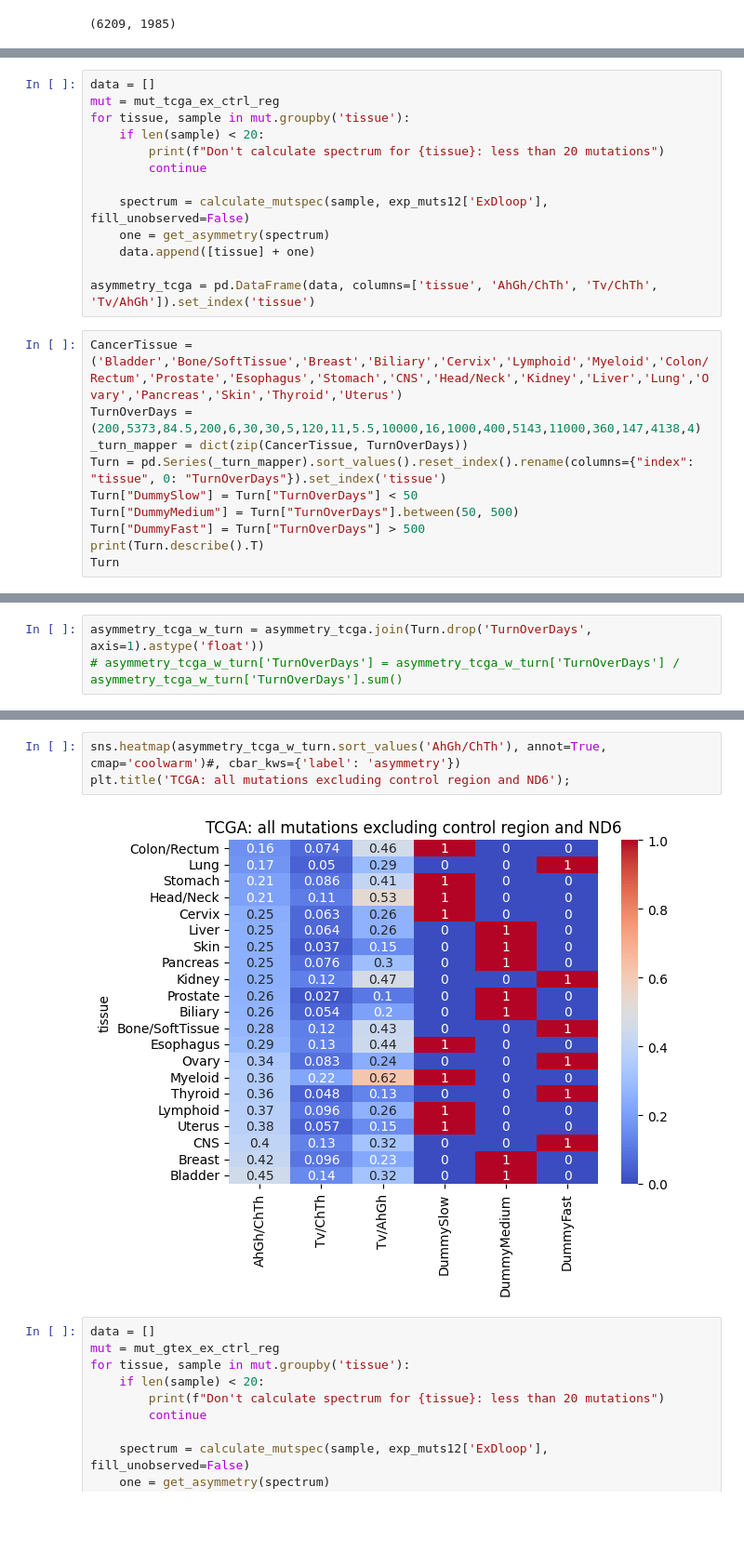
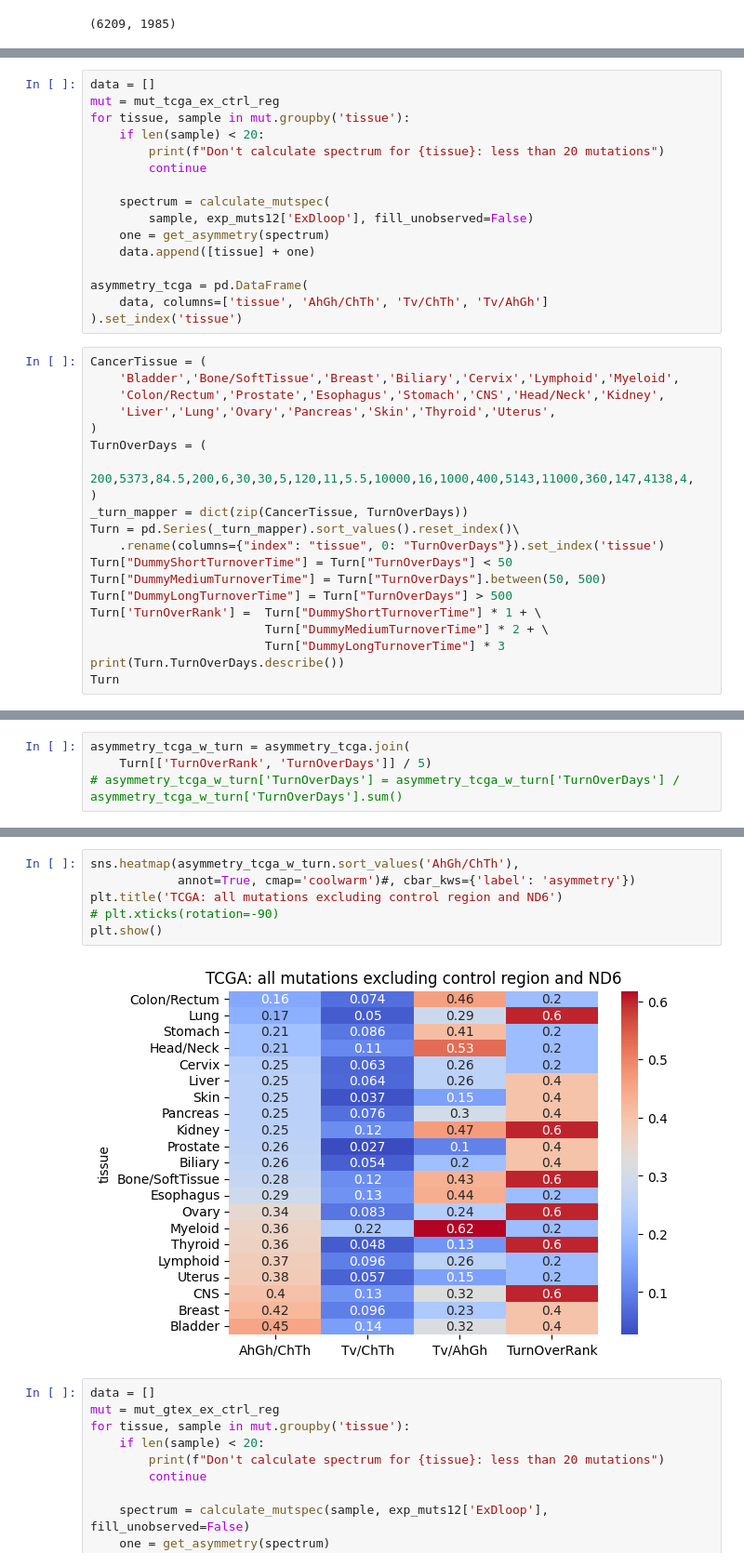
Before and after one commit to mitoclub/mtdnaMutSpecOfCancers, a Jupyter notebook: notebooks/new_hypo.ipynb, the cells around one changed output, grey strips where cells are left out. Shown at 93% size. Cells and saved outputs as stored; diff of their text form; blank space fills up the shorter version.

```diff
--- a/notebooks/new_hypo.ipynb
+++ b/notebooks/new_hypo.ipynb
@@ -186,19 +189,32 @@ for tissue, sample in mut.groupby('tissue'):
         print(f"Don't calculate spectrum for {tissue}: less than 20 mutations")
         continue
 
-    spectrum = calculate_mutspec(sample, exp_muts12['ExDloop'], fill_unobserved=False)
+    spectrum = calculate_mutspec(
+        sample, exp_muts12['ExDloop'], fill_unobserved=False)
     one = get_asymmetry(spectrum)
     data.append([tissue] + one)
 
-asymmetry_tcga = pd.DataFrame(data, columns=['tissue', 'AhGh/ChTh', 'Tv/ChTh', 'Tv/AhGh']).set_index('tissue')
+asymmetry_tcga = pd.DataFrame(
+    data, columns=['tissue', 'AhGh/ChTh', 'Tv/ChTh', 'Tv/AhGh']
+).set_index('tissue')
 # %%
-CancerTissue = ('Bladder','Bone/SoftTissue','Breast','Biliary','Cervix','Lymphoid','Myeloid','Colon/Rectum','Prostate','Esophagus','Stomach','CNS','Head/Neck','Kidney','Liver','Lung','Ovary','Pancreas','Skin','Thyroid','Uterus')
-TurnOverDays = (200,5373,84.5,200,6,30,30,5,120,11,5.5,10000,16,1000,400,5143,11000,360,147,4138,4)
+CancerTissue = (
+    'Bladder','Bone/SoftTissue','Breast','Biliary','Cervix','Lymphoid','Myeloid',
+    'Colon/Rectum','Prostate','Esophagus','Stomach','CNS','Head/Neck','Kidney',
+    'Liver','Lung','Ovary','Pancreas','Skin','Thyroid','Uterus',
+)
+TurnOverDays = (
+    200,5373,84.5,200,6,30,30,5,120,11,5.5,10000,16,1000,400,5143,11000,360,147,4138,4,
+)
 _turn_mapper = dict(zip(CancerTissue, TurnOverDays))
-Turn = pd.Series(_turn_mapper).sort_values().reset_index().rename(columns={"index": "tissue", 0: "TurnOverDays"}).set_index('tissue')
-Turn["DummySlow"] = Turn["TurnOverDays"] < 50
-Turn["DummyMedium"] = Turn["TurnOverDays"].between(50, 500)
-Turn["DummyFast"] = Turn["TurnOverDays"] > 500
-print(Turn.describe().T)
+Turn = pd.Series(_turn_mapper).sort_values().reset_index()\
+    .rename(columns={"index": "tissue", 0: "TurnOverDays"}).set_index('tissue')
+Turn["DummyShortTurnoverTime"] = Turn["TurnOverDays"] < 50
+Turn["DummyMediumTurnoverTime"] = Turn["TurnOverDays"].between(50, 500)
+Turn["DummyLongTurnoverTime"] = Turn["TurnOverDays"] > 500
+Turn['TurnOverRank'] =  Turn["DummyShortTurnoverTime"] * 1 + \
+                        Turn["DummyMediumTurnoverTime"] * 2 + \
+                        Turn["DummyLongTurnoverTime"] * 3
+print(Turn.TurnOverDays.describe())
 Turn
 # %% [output]
@@ -225,3 +248,4 @@ TurnOverDays   21.0  1822.52381  3354.87855  4.0  16.0  147.0  1000.0  11000.0
 # %%
-asymmetry_tcga_w_turn = asymmetry_tcga.join(Turn.drop('TurnOverDays', axis=1).astype('float'))
+asymmetry_tcga_w_turn = asymmetry_tcga.join(
+    Turn[['TurnOverRank', 'TurnOverDays']] / 5)
 # asymmetry_tcga_w_turn['TurnOverDays'] = asymmetry_tcga_w_turn['TurnOverDays'] / asymmetry_tcga_w_turn['TurnOverDays'].sum()
@@ -228,8 +257,11 @@ asymmetry_tcga_w_turn = asymmetry_tcga.join(Turn.drop('TurnOverDays', axis=1).as
 # %%
-sns.heatmap(asymmetry_tcga_w_turn.sort_values('AhGh/ChTh'), annot=True, cmap='coolwarm')#, cbar_kws={'label': 'asymmetry'})
-plt.title('TCGA: all mutations excluding control region and ND6');
+sns.heatmap(asymmetry_tcga_w_turn.sort_values('AhGh/ChTh'),
+            annot=True, cmap='coolwarm')#, cbar_kws={'label': 'asymmetry'})
+plt.title('TCGA: all mutations excluding control region and ND6')
+# plt.xticks(rotation=-90)
+plt.show()
 # %% [output]
-[figure, old version]
+[figure, new version]
 # %%
 data = []
 mut = mut_gtex_ex_ctrl_reg
```
Also changed, not shown: parts of 20 cells of this notebook, 1 other file.
